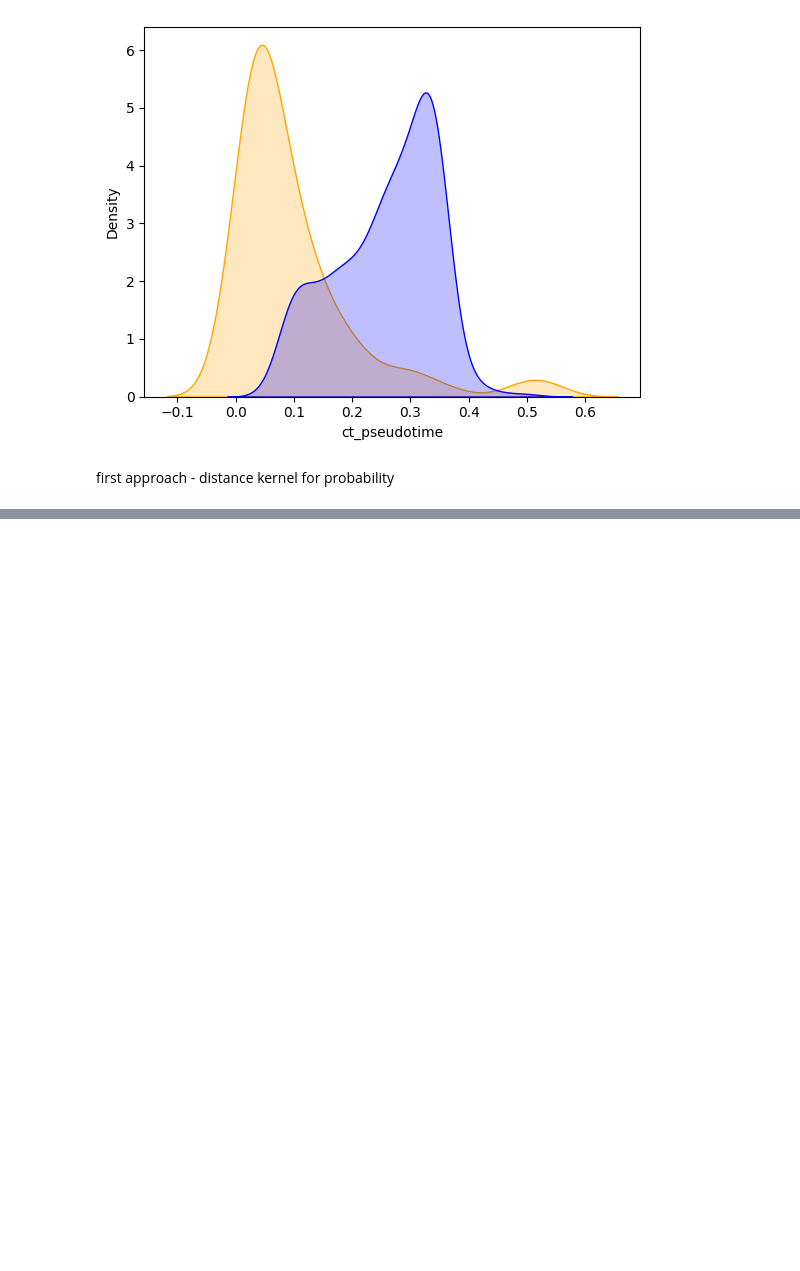
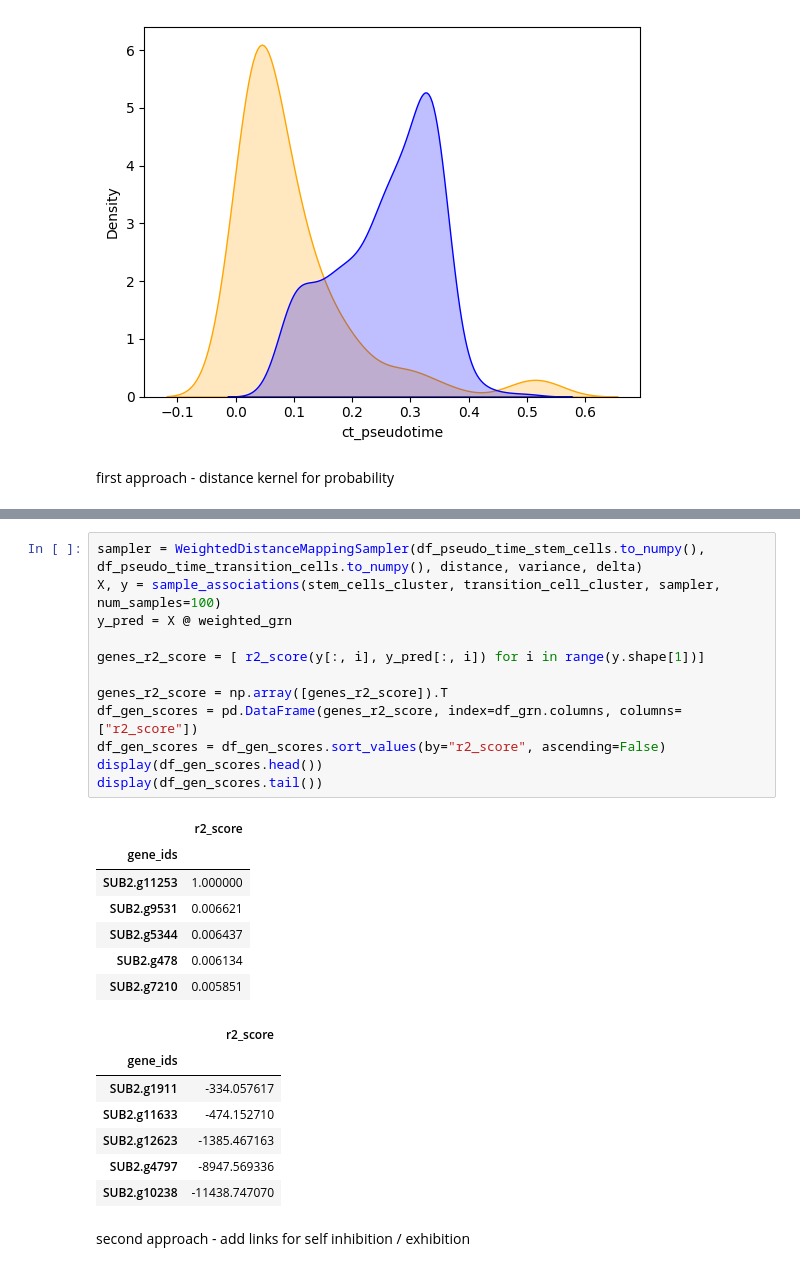
Before and after one commit to DavidWild02/BachelorThesis-ML-Gene-Interactions, a Jupyter notebook: GRNbetweenCellTypes.ipynb, the cells around one changed output, grey strips where cells are left out. Drawn from its saved outputs; the diff is of its cells as text; blank space fills up the shorter version.

```diff
--- a/GRNbetweenCellTypes.ipynb
+++ b/GRNbetweenCellTypes.ipynb
@@ -299,0 +327,29 @@ class WeightedDistanceMappingSampler(Sampler):
+# %%
+sampler = WeightedDistanceMappingSampler(df_pseudo_time_stem_cells.to_numpy(), df_pseudo_time_transition_cells.to_numpy(), distance, variance, delta)
+X, y = sample_associations(stem_cells_cluster, transition_cell_cluster, sampler, num_samples=100)
+y_pred = X @ weighted_grn
+
+genes_r2_score = [ r2_score(y[:, i], y_pred[:, i]) for i in range(y.shape[1])]
+
+genes_r2_score = np.array([genes_r2_score]).T
+df_gen_scores = pd.DataFrame(genes_r2_score, index=df_grn.columns, columns=["r2_score"])
+df_gen_scores = df_gen_scores.sort_values(by="r2_score", ascending=False)
+display(df_gen_scores.head())
+display(df_gen_scores.tail())
+# %% [output]
+|  | r2_score |
+| gene_ids |  |
+| SUB2.g11253 | 1.000000 |
+| SUB2.g9531 | 0.006621 |
+| SUB2.g5344 | 0.006437 |
+| SUB2.g478 | 0.006134 |
+| SUB2.g7210 | 0.005851 |
+|  | r2_score |
+| gene_ids |  |
+| SUB2.g1911 | -334.057617 |
+| SUB2.g11633 | -474.152710 |
+| SUB2.g12623 | -1385.467163 |
+| SUB2.g4797 | -8947.569336 |
+| SUB2.g10238 | -11438.747070 |
+# %% [markdown]
+second approach - add links for self inhibition / exhibition
```
Also changed, not shown: parts of 7 cells of this notebook, 1 other file.
